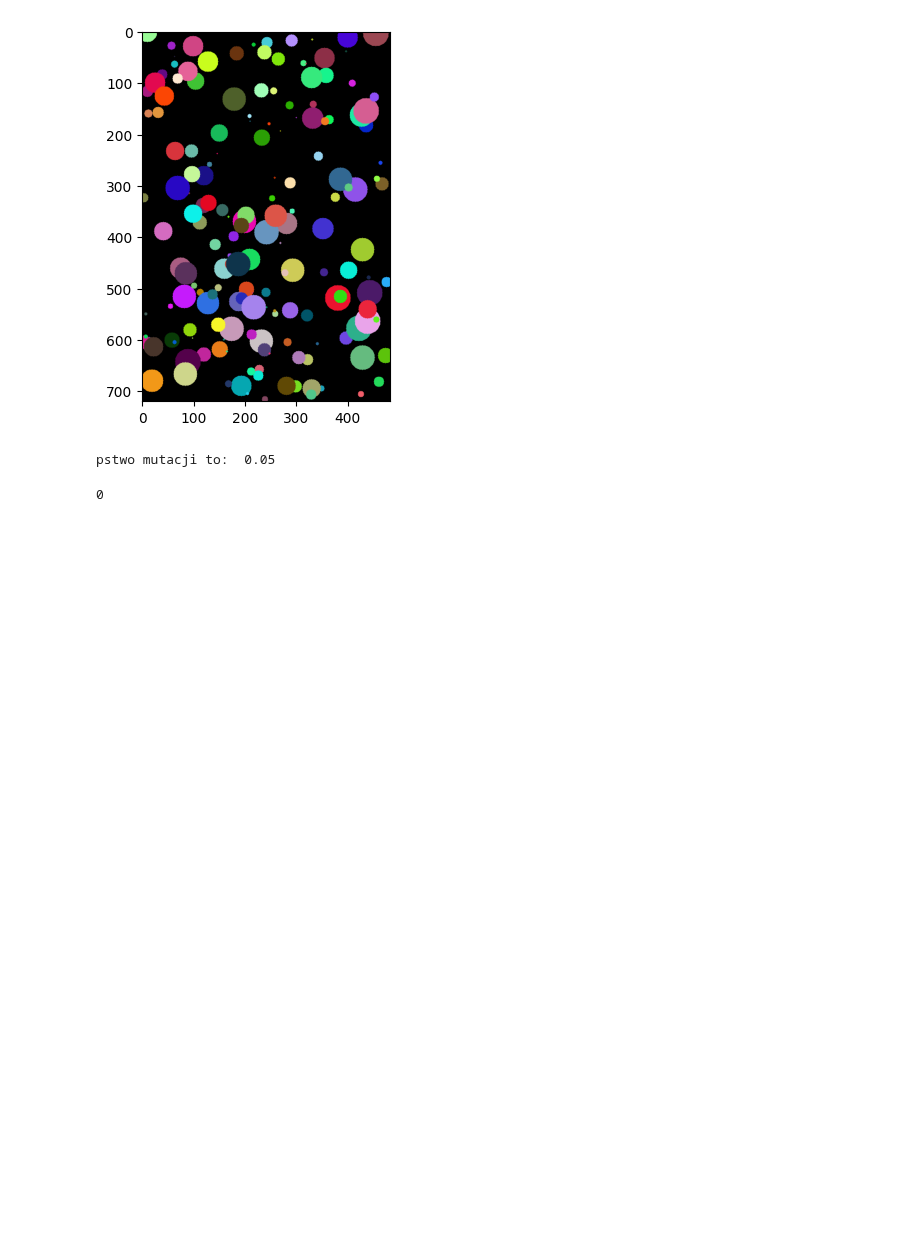
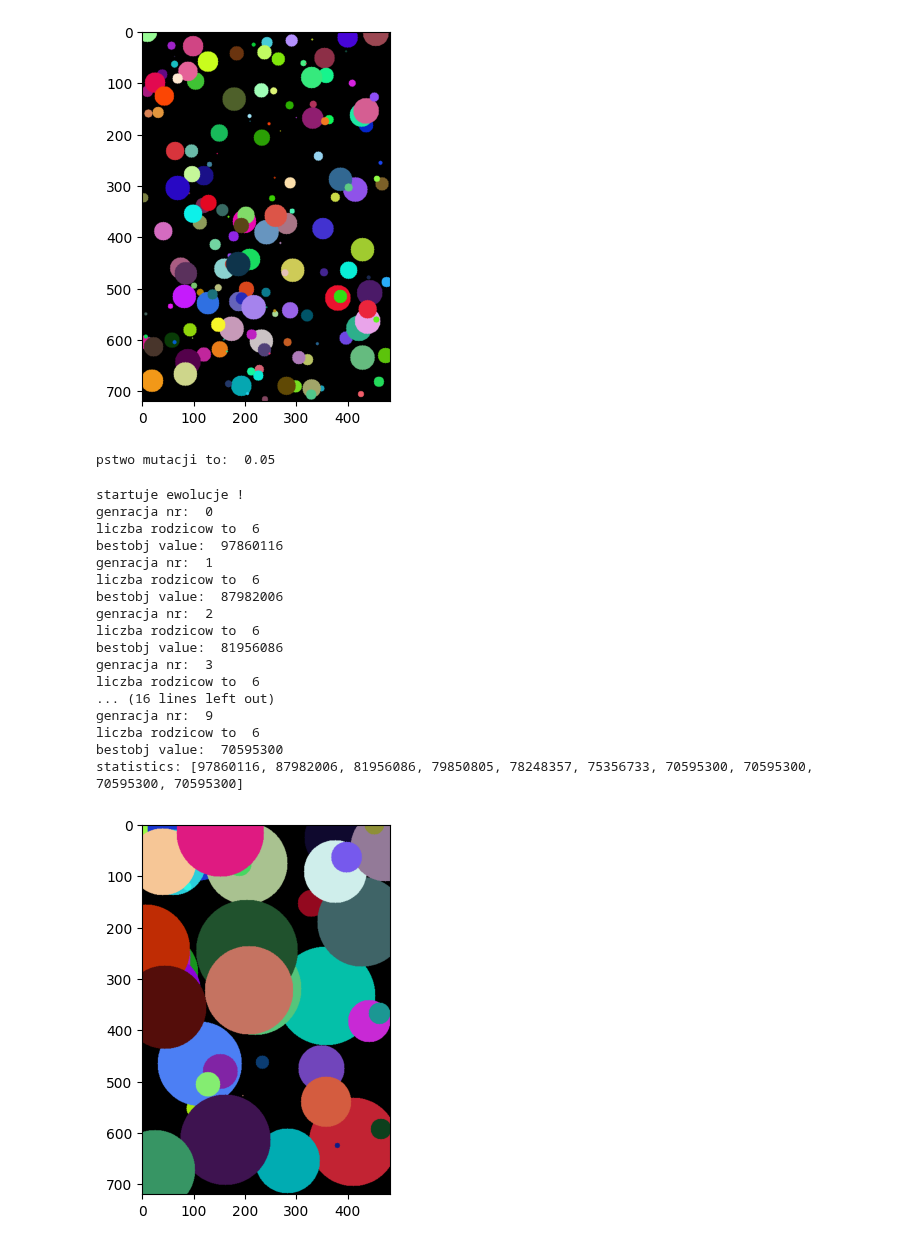
Before and after one commit to michalfica/algorytmy-ewolucyjne---projekt-, a Jupyter notebook: projekt/testing.ipynb, the cells around one changed output. Saved outputs shown, nothing was run; the diff lists cells and outputs as text; code cells hidden in the pictures; blank space fills up the shorter version.

Commit message:
replace fixed, evolution seemsto  work

```diff
--- a/projekt/testing.ipynb
+++ b/projekt/testing.ipynb
@@ -99,11 +99,34 @@ c1.show_image()
 # %%
 print('child2: ')
 c2.show_image()
-# %%
-
-def test_evolution():
-    return 0
-
-test_evolution()
-# %% [output]
-0
+# %%
+reload(evolution)
+from evolution import Evolution
+
+def test_evolution():
+    monalisa_evolution = Evolution()
+    best_picture, statistics = monalisa_evolution.evolve()
+
+    print('statistics:', statistics)
+    best_picture.show_image()
+
+test_evolution()
+# %% [output]
+startuje ewolucje !
+genracja nr:  0
+liczba rodzicow to  6
+bestobj value:  97860116
+genracja nr:  1
+liczba rodzicow to  6
+bestobj value:  87982006
+genracja nr:  2
+liczba rodzicow to  6
+bestobj value:  81956086
+genracja nr:  3
+liczba rodzicow to  6
+... (16 lines left out)
+genracja nr:  9
+liczba rodzicow to  6
+bestobj value:  70595300
+statistics: [97860116, 87982006, 81956086, 79850805, 78248357, 75356733, 70595300, 70595300, 70595300, 70595300]
+[figure, added]
```
Also changed, not shown: 2 other files.
